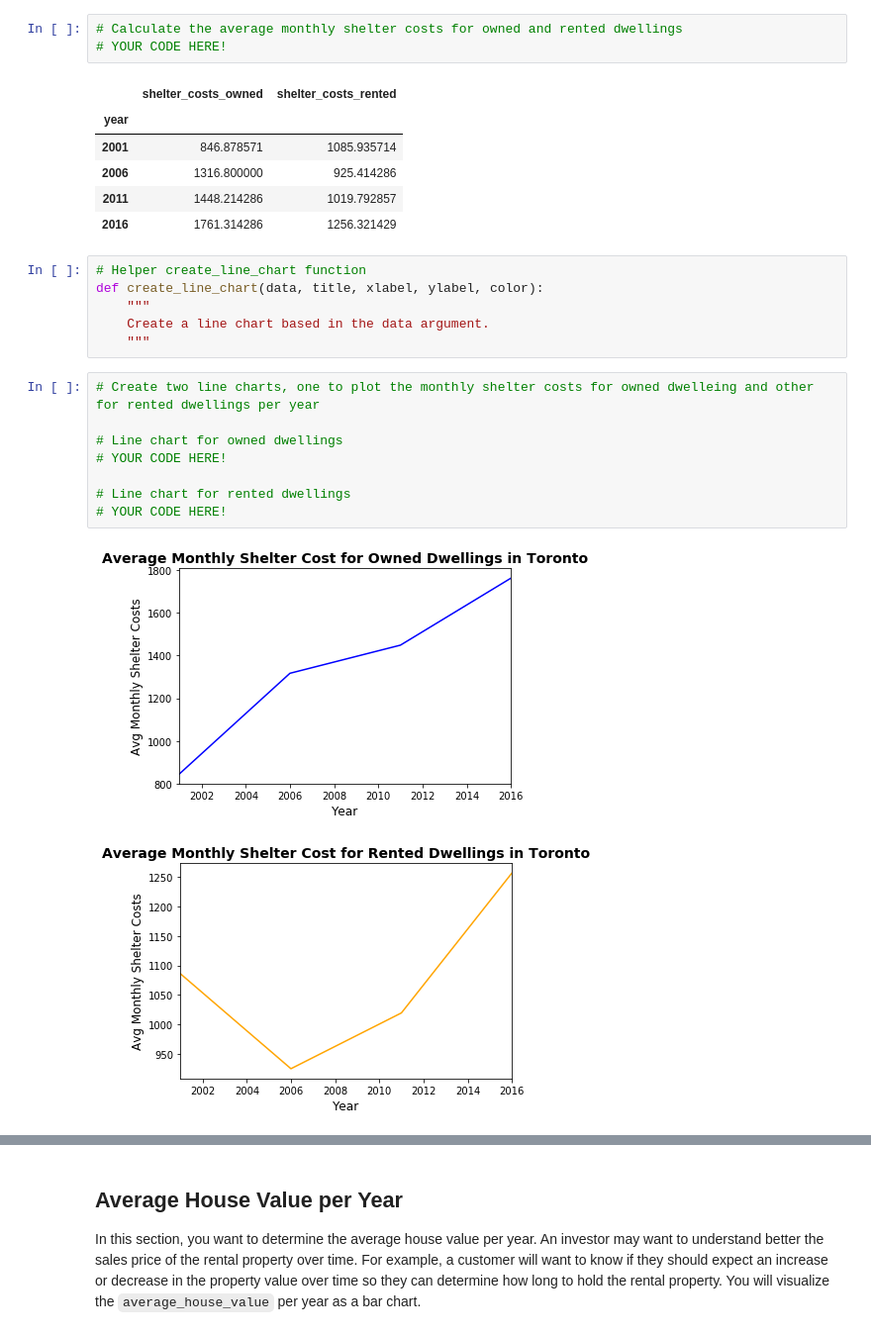
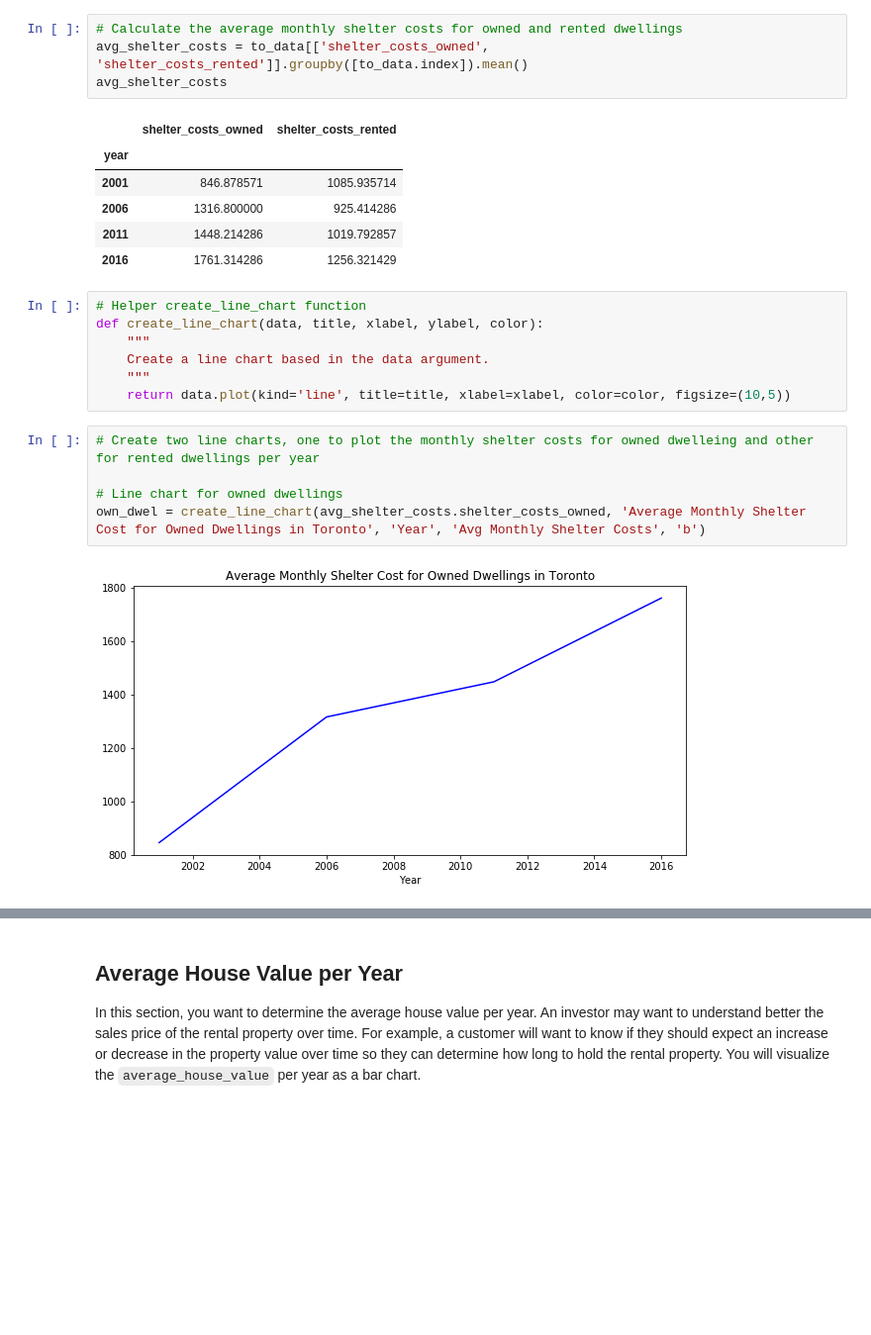
Before and after one commit to Has-Raza/UofT-Fintech, a Jupyter notebook: Unit-6-Assignment-Pythonic-Monopoly/rental_analysis.ipynb, the cells around one changed output, grey strips where cells are left out. Shown at 99% size. Drawn from its saved outputs; the diff is of its cells as text; blank space fills up the shorter version.

```diff
--- a/Unit-6-Assignment-Pythonic-Monopoly/rental_analysis.ipynb
+++ b/Unit-6-Assignment-Pythonic-Monopoly/rental_analysis.ipynb
@@ -91,7 +100,8 @@ In this section, you will calculate the average monthly shelter costs for owned
 **Optional challenge:** Plot each line chart in a different color.
 # %%
 # Calculate the average monthly shelter costs for owned and rented dwellings
-# YOUR CODE HERE!
+avg_shelter_costs = to_data[['shelter_costs_owned', 'shelter_costs_rented']].groupby([to_data.index]).mean()
+avg_shelter_costs
 # %% [output]
 |  | shelter_costs_owned | shelter_costs_rented |
 | year |  |  |
@@ -105,14 +115,11 @@ def create_line_chart(data, title, xlabel, ylabel, color):
     """
     Create a line chart based in the data argument.
     """
+    return data.plot(kind='line', title=title, xlabel=xlabel, color=color, figsize=(10,5))
 # %%
 # Create two line charts, one to plot the monthly shelter costs for owned dwelleing and other for rented dwellings per year
 
 # Line chart for owned dwellings
-# YOUR CODE HERE!
-
-# Line chart for rented dwellings
-# YOUR CODE HERE!
+own_dwel = create_line_chart(avg_shelter_costs.shelter_costs_owned, 'Average Monthly Shelter Cost for Owned Dwellings in Toronto', 'Year', 'Avg Monthly Shelter Costs', 'b')
 # %% [output]
-[figure, old version]
+[figure, new version]
-[figure, removed]
```
Also changed, not shown: parts of 10 cells of this notebook.
